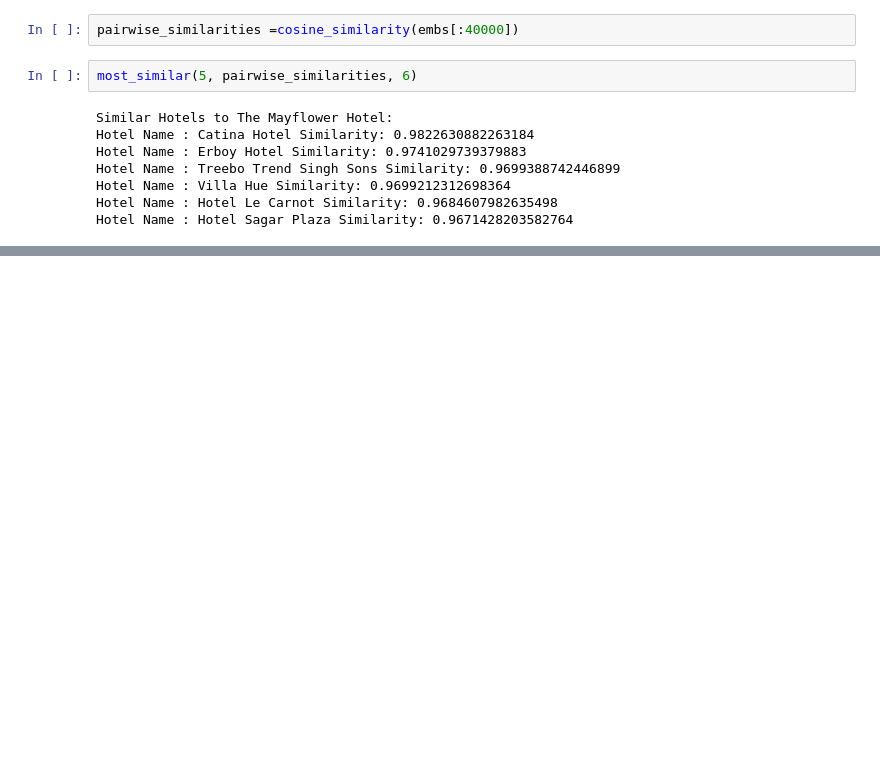
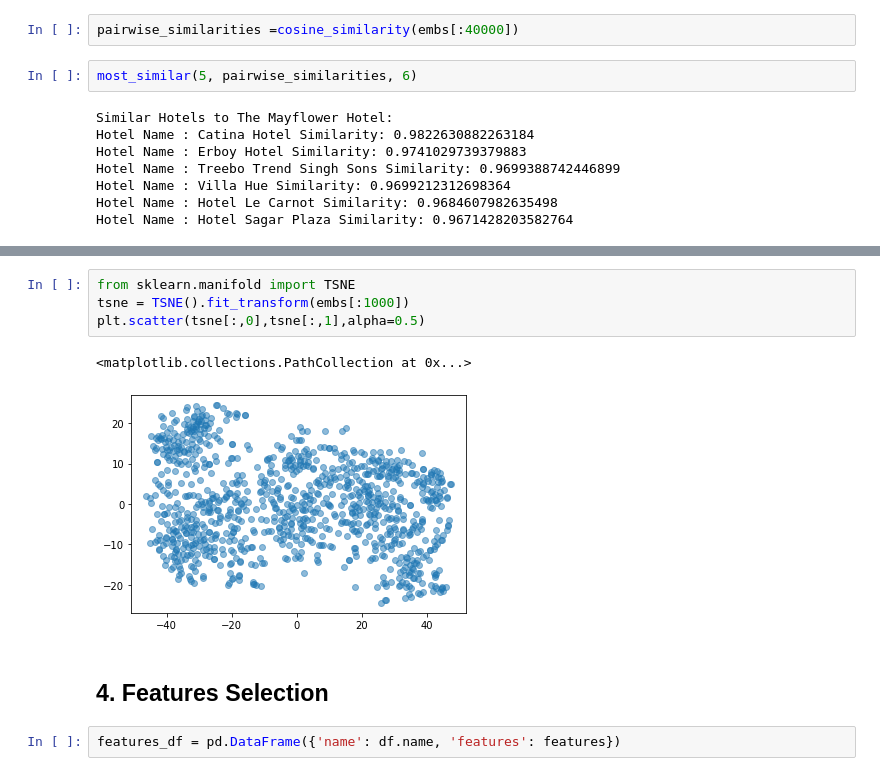
Before and after one commit to OsamaAlhalabi/Hotel_features_dataset, a Jupyter notebook: Recommender_system.ipynb, the cells around one changed output, grey strips where cells are left out. Cells and saved outputs as stored; diff of their text form; blank space fills up the shorter version.

```diff
--- a/Recommender_system.ipynb
+++ b/Recommender_system.ipynb
@@ -148,0 +196,11 @@ Hotel Name : Hotel Sagar Plaza Similarity: 0.9671428203582764
+# %%
+from sklearn.manifold import TSNE
+tsne = TSNE().fit_transform(embs[:1000])
+plt.scatter(tsne[:,0],tsne[:,1],alpha=0.5)
+# %% [output]
+<matplotlib.collections.PathCollection at 0x...>
+[figure, added]
+# %% [markdown]
+## 4. Features Selection
+# %%
+features_df = pd.DataFrame({'name': df.name, 'features': features})
```
Also changed, not shown: parts of 33 cells of this notebook.
